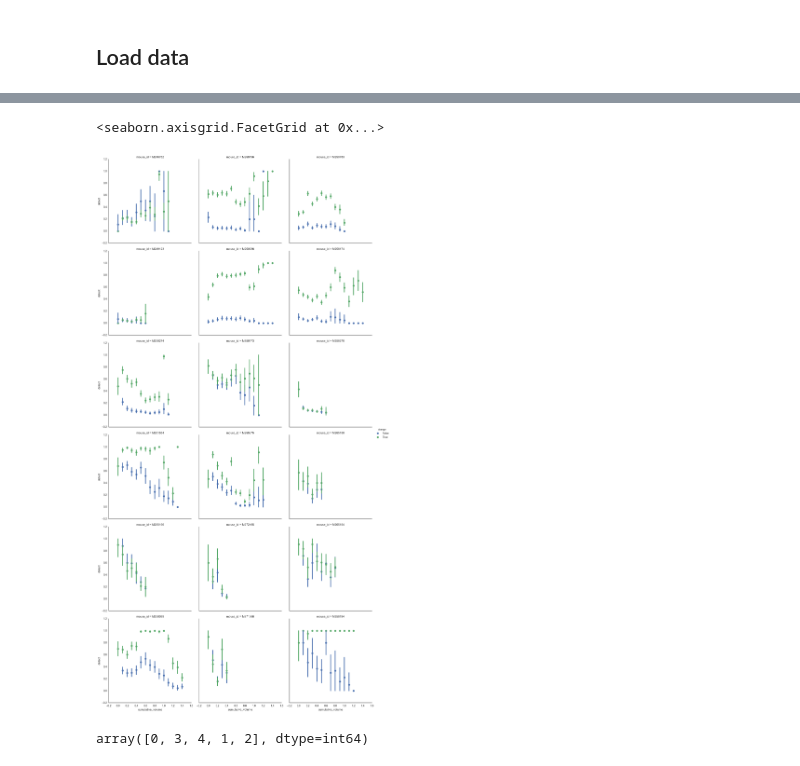
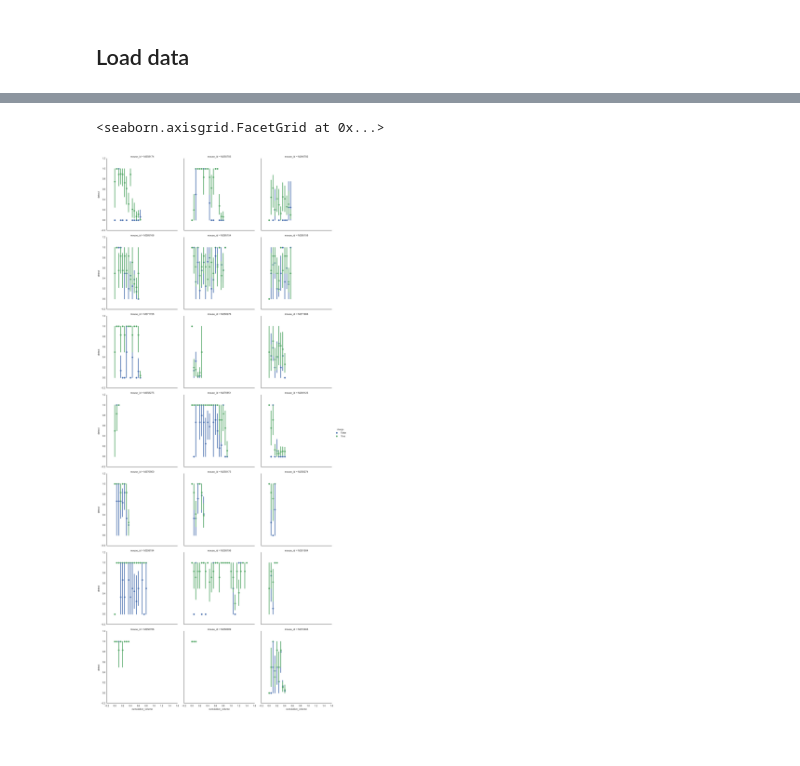
Before and after one commit to AllenInstitute/visual_behavior_analysis, a Jupyter notebook: notebooks/2016.10.19 - Modelling Strategy.ipynb, the cells around one changed output, grey strips where cells are left out. Cells and saved outputs as stored; diff of their text form; code cells hidden in the pictures; blank space fills up the shorter version.

```diff
--- a/notebooks/2016.10.19 - Modelling Strategy.ipynb
+++ b/notebooks/2016.10.19 - Modelling Strategy.ipynb
@@ -75,0 +31,4 @@ Cohort 1 M258196
+# %%
+from braintv_pilot.latest import copy_latest, local_dir
+# copy_latest()
+df = dro.load_from_folder(local_dir)
@@ -356,26 +172,0 @@ for key, group in pdf.set_index('training_day').sort_index().groupby(['cohort','
-# %%
-col_order = cohort['Cohort 1'] + cohort['Cohort 2'] + cohort['Cohort 3']
-
-mask = pdf.num_trials > num_tr_thresh # ignore sessions with very few trials
-
-fp = sns.factorplot('training_day','d_prime',data=pdf[mask],
-                    col='mouse_id',
-                    col_wrap=2,
-                    size=2,
-                    aspect=2,
-                    hue='cohort',
-                    col_order=col_order,
-              )
-
-yloc = -1.5
-
-for ax,mouse_id in zip(fp.axes.ravel(),col_order):
-    ax.axhline(0.0,color='0.5',zorder=-1)
-    ax.axhline(dprime_thresh,linestyle=':',color='0.5',zorder=-1)
-    print mouse_id
-    for r,row in pdf[mask & (pdf['mouse_id']==mouse_id)].iterrows():
-        p, x = row['discrim_p'], row['training_day']
-        plot_stars(p,x,yloc,ax,ns='')
-    ax.axvline(first[mouse_id],color='r',zorder=-1)
-
-sns.despine(bottom=True)
@@ -412,4 +172,0 @@ df['orientation_delta'] = df['orientation_delta'].map(rectify_angle)
-# %%
-for key,group in df.groupby(['mouse_id','training_day']):
-    mask = group['trial_type'].isin(['go','catch'])
-    print group[mask]['orientation_delta'].unique()
@@ -462,3 +205,7 @@ df['last_water_time'] = df.apply(LastWaterTime().check,axis=1)
 # %%
+df['change_time_tr'] = df['change_time'] - df['starttime']
+
 df['wait_time'] = df['lick_times'].map(lambda x: x[0] if len(x)>0 else None) - df['starttime']
 df['time_since_last_water'] = df['starttime'] - df['last_water_time']
+
+df['time_since_last_water_log'] = df['time_since_last_water'].map(np.log10)
@@ -473,23 +236,23 @@ data.starttime.min()
 # %%
 data = df[
 #     (df.mouse_id==good_mouse)
     df.trial_type.isin(('go','catch'))
     & (df.training_day ==6)
 ]
 
 sns.lmplot('cumulative_volume','detect',
            data=data,
 #            logistic=True,
            hue='change',
            col='mouse_id',
            col_wrap=3,
-           x_bins=np.arange(0,df.cumulative_volume.max(),0.1),
+           x_bins=np.arange(0,df.cumulative_volume.max(),0.05),
            fit_reg=False,
 )
 # plt.xlim(0,3)
 # %% [output]
 <seaborn.axisgrid.FacetGrid at 0x...>
-[figure, old version]
+[figure, new version]
 # %%
 df['success'] = (df['trial_type']=='go') & (df['detect'])
 df['failure'] = (df['trial_type']!='go') & (df['detect'])
@@ -499,7 +262,3 @@ import statsmodels.formula.api as smf
 # %%
 from patsy import dmatrices
 from sklearn import linear_model
-# %%
-df.dayofweek.unique()
-# %% [output]
-array([0, 3, 4, 1, 2], dtype=int64)
```
Also changed, not shown: parts of 78 cells of this notebook, 1 other file.
